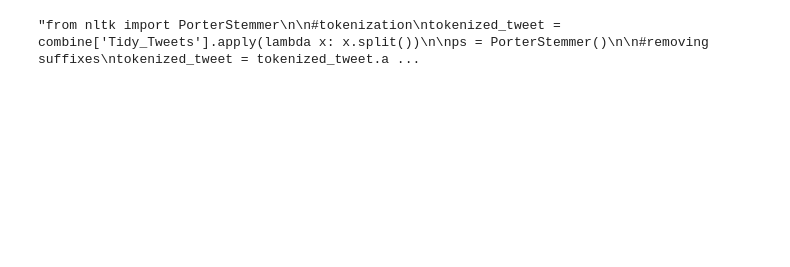
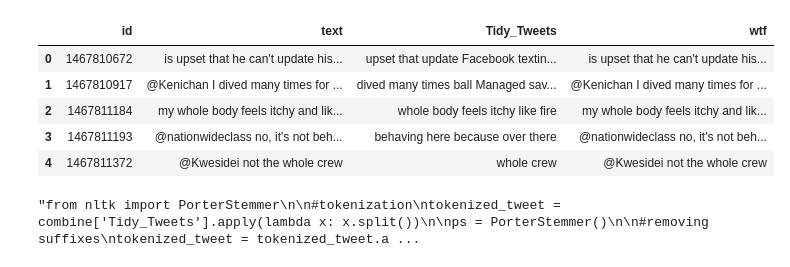
Before and after one commit to AnGafa/Sentiment-Analysis-from-Tweets, a Jupyter notebook: DataCleanupVisualized.ipynb, the cells around one changed output. Saved outputs shown, nothing was run; the diff lists cells and outputs as text; code cells hidden in the pictures; blank space fills up the shorter version.

Commit message:
more data cleaning

```diff
--- a/DataCleanupVisualized.ipynb
+++ b/DataCleanupVisualized.ipynb
@@ -118,3 +21,59 @@ combine.head()
+# %%
+from sklearn.feature_extraction.text import CountVectorizer
+import re
+import pandas as pd
+import numpy as np
+import matplotlib.pyplot as plt
+import seaborn as sns
+import string
+import nltk
+from nltk.corpus import stopwords
+
+train_original = pd.read_csv('./TrainingData/trainingdata2.csv')
+train_original.columns = ['target','id','date','flag','user','text']
+
+train=train_original[['id','text']]
+
+test = df[['UserKey', 'Tweet']]
+test.columns = ['id', 'text']
+
+combine = train.append(test,ignore_index=True,sort=True)
+
+def remove_pattern(text,pattern):
+
+    # re.findall() finds the pattern i.e @user and puts it in a list for further task
+    r = re.findall(pattern,text)
+
+    # re.sub() removes @user from the sentences in the dataset
+    for i in r:
+        text = re.sub(i,"",text)
+
+    return text
+
+#remove newlines
+combine['Tidy_Tweets'] = combine['text'].str.replace("\n"," ")
+#remove links
+combine['Tidy_Tweets'] = combine['Tidy_Tweets'].str.replace('http\S+|www.\S+', '', case=False)
+combine['wtf'] = combine['Tidy_Tweets'].str.replace('http\S+|www.\S+', '', case=False)
+# remove twitter handles (@user)
+combine['Tidy_Tweets'] = np.vectorize(remove_pattern)(combine['text'], "@[\w]*")
+#remove special characters, numbers, punctuations
+combine['Tidy_Tweets'] = combine['Tidy_Tweets'].str.replace("[^a-zA-Z#]", " ")
+#remove short words (length < 3)
+combine['Tidy_Tweets'] = combine['Tidy_Tweets'].apply(lambda x: ' '.join([w for w in x.split() if len(w)>3]))
+#remove duplicate tweets - bot prevention
+combine = combine.drop_duplicates(subset=['Tidy_Tweets'], keep=False)
+#remove quotes
+combine['Tidy_Tweets'] = combine['Tidy_Tweets'].str.replace("quot", "")
+
+combine.head()
+# %% [output]
+|  | id | text | Tidy_Tweets | wtf |
+| 0 | 1467810672 | is upset that he can't update his... | upset that update Facebook textin... | is upset that he can't update his... |
+| 1 | 1467810917 | @Kenichan I dived many times for ... | dived many times ball Managed sav... | @Kenichan I dived many times for ... |
+| 2 | 1467811184 | my whole body feels itchy and lik... | whole body feels itchy like fire | my whole body feels itchy and lik... |
+| 3 | 1467811193 | @nationwideclass no, it's not beh... | behaving here because over there | @nationwideclass no, it's not beh... |
+| 4 | 1467811372 | @Kwesidei not the whole crew | whole crew | @Kwesidei not the whole crew |
 # %%
 '''from nltk import PorterStemmer
 
```
Also changed, not shown: parts of 6 cells of this notebook, 2 other files.
